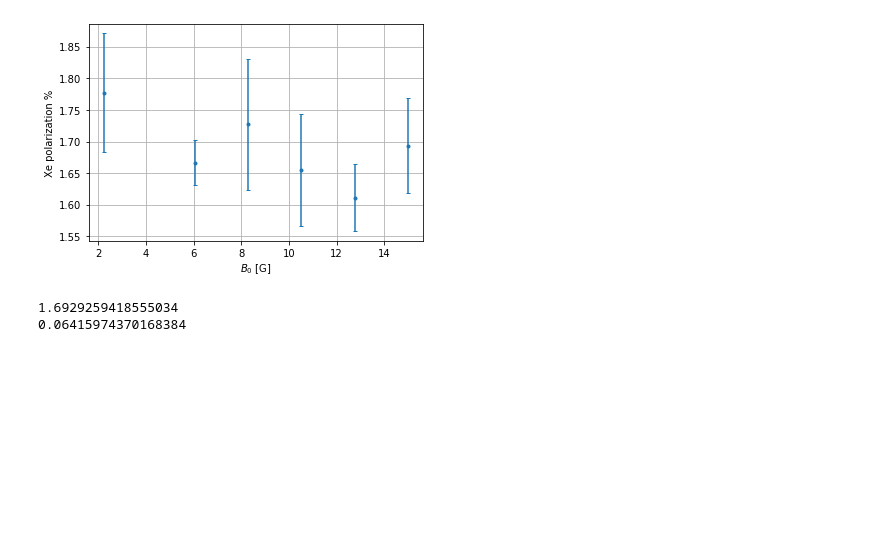
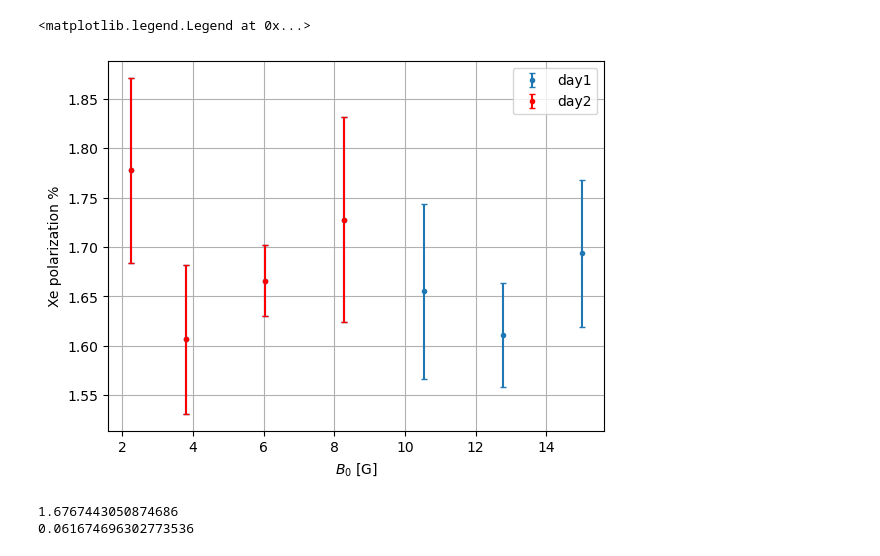
Before and after one commit to GakutaroNishimura/EPR, a Jupyter notebook: various_B_0_polarization.ipynb, the cells around one changed output. Saved outputs shown, nothing was run; the diff lists cells and outputs as text; code cells hidden in the pictures; blank space fills up the shorter version.

```diff
--- a/various_B_0_polarization.ipynb
+++ b/various_B_0_polarization.ipynb
@@ -9 +4,6 @@ EPRshift_dev = [327.649367, 231.444138, 388.451754, 454.752039, 156.211870, 332.
+# %%
+B_0_A = [0.10, 0.17, 0.27, 0.37, 0.47, 0.57, 0.67]
+B_0_G = [15*i/0.67 for i in B_0_A]
+EPRshifts = [7808.988489, 7058.028528, 7319.753578, 7589.728353, 7271.855095, 7078.050360, 7439.952379]
+EPRshift_dev = [410.259830, 332.084269, 156.211870, 454.752039, 388.451754, 231.444138, 327.649367]
 # %%
@@ -53,17 +57,21 @@ for i in range(len(EPRshifts)):
     pol_l.append(pol)
     pol_dev_l.append(pol_dev)
 # %%
-plt.errorbar(B_0_G, pol_l, pol_dev_l, fmt=".", capsize=2)
+#plt.errorbar(B_0_G, pol_l, pol_dev_l, fmt=".", capsize=2)
+plt.errorbar(B_0_G, pol_l, pol_dev_l, fmt=".", capsize=2, label="day1")
+plt.errorbar(B_0_G[:4], pol_l[:4], pol_dev_l[:4], fmt="r.", capsize=2, label="day2")
 plt.xlabel("$B_0$ [G]")
 plt.ylabel("Xe polarization %")
 plt.grid()
+plt.legend()
 # %% [output]
+<matplotlib.legend.Legend at 0x...>
-[figure, old version]
+[figure, new version]
 # %%
 import statistics as stat
 # %%
 print(stat.mean(pol_l))
 print(stat.stdev(pol_l))
 # %% [output]
-1.6929259418555034
-0.06415974370168384
+1.6767443050874686
+0.061674696302773536
```
Also changed, not shown: parts of 3 cells of this notebook, 19 other files.
